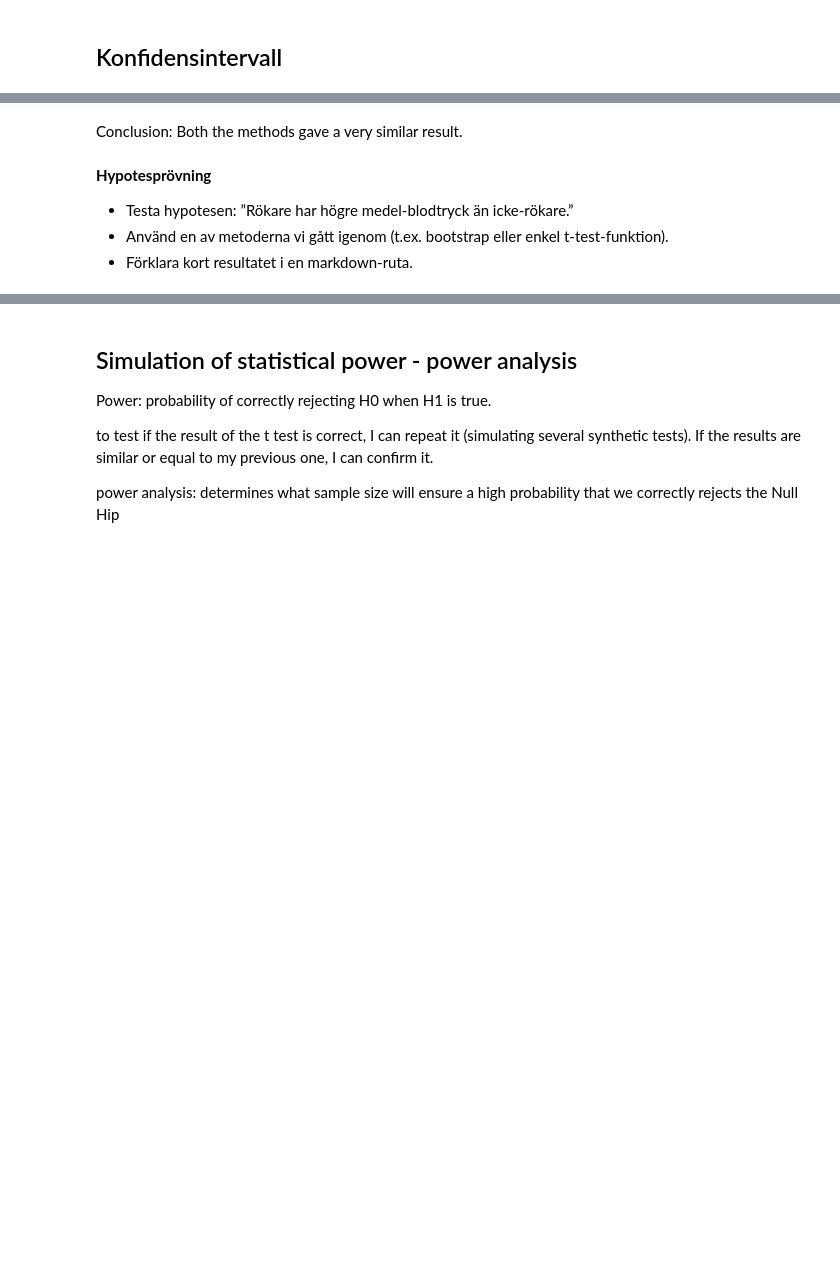
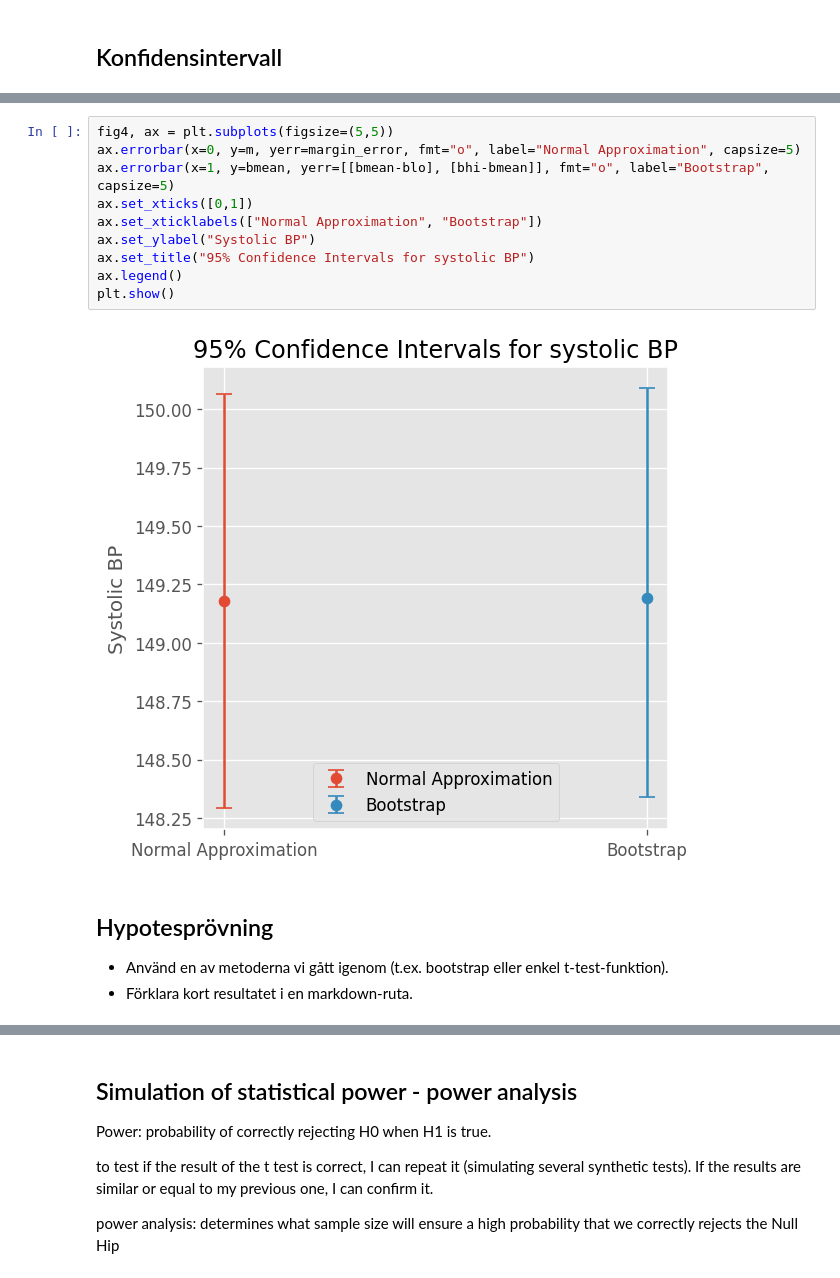
Before and after one commit to IreneGrisenti/health_study_project, a Jupyter notebook: notebook/health_analysis_part1.ipynb, the cells around one changed output, grey strips where cells are left out. Saved outputs shown, nothing was run; the diff lists cells and outputs as text; blank space fills up the shorter version.

Commit message:
concluded power and added 2 graphs

```diff
--- a/notebook/health_analysis_part1.ipynb
+++ b/notebook/health_analysis_part1.ipynb
@@ -252,10 +265,17 @@ Upper 95% CI bound: 150.09
-# %% [markdown]
-Conclusion:
-Both the methods gave a very similar result.
+# %%
+fig4, ax = plt.subplots(figsize=(5,5))
+ax.errorbar(x=0, y=m, yerr=margin_error, fmt="o", label="Normal Approximation", capsize=5)
+ax.errorbar(x=1, y=bmean, yerr=[[bmean-blo], [bhi-bmean]], fmt="o", label="Bootstrap", capsize=5)
+ax.set_xticks([0,1])
+ax.set_xticklabels(["Normal Approximation", "Bootstrap"])
+ax.set_ylabel("Systolic BP")
+ax.set_title("95% Confidence Intervals for systolic BP")
+ax.legend()
+plt.show()
+# %% [output]
+[figure, added]
 # %% [markdown]
-**Hypotesprövning**
-
-- Testa hypotesen: ”Rökare har högre medel-blodtryck än icke-rökare.”
+## Hypotesprövning
 - Använd en av metoderna vi gått igenom (t.ex. bootstrap eller enkel t-test-funktion).
 - Förklara kort resultatet i en markdown-ruta.
 # %%
```
Also changed, not shown: parts of 19 cells of this notebook.
